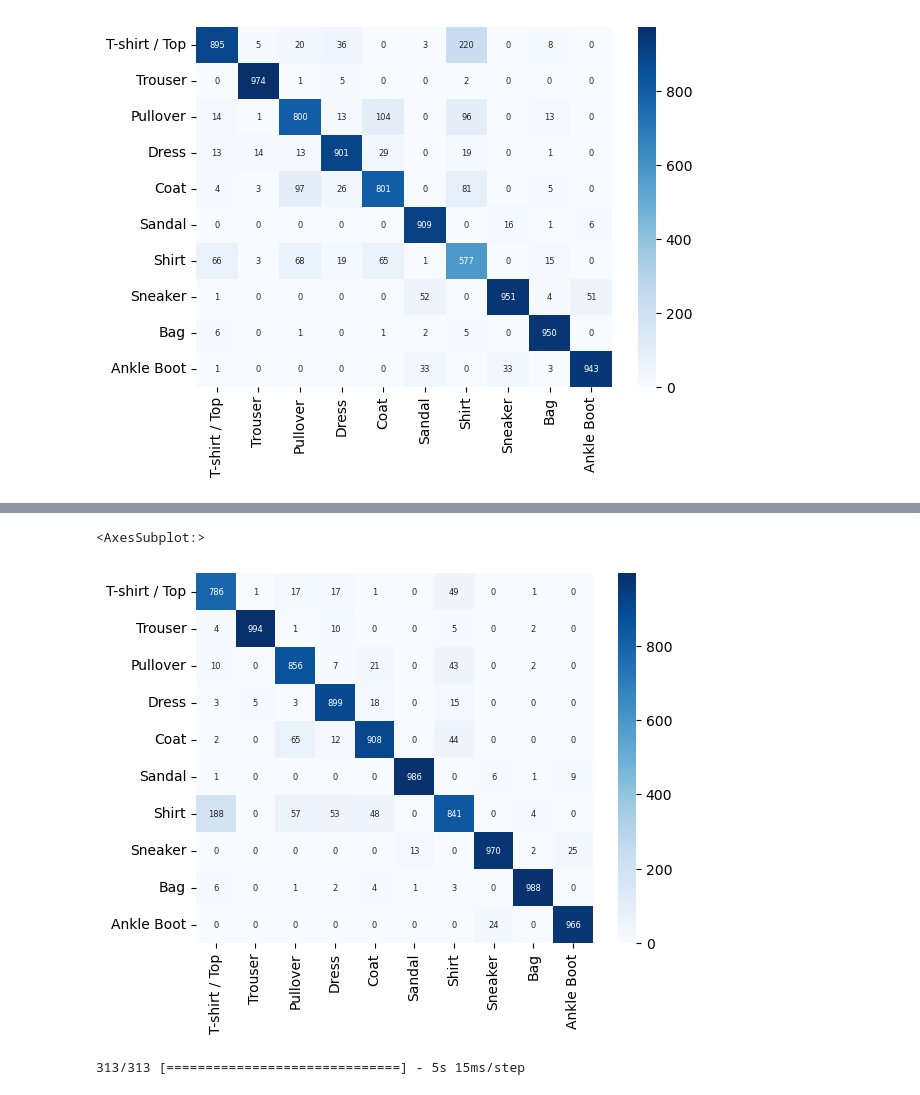
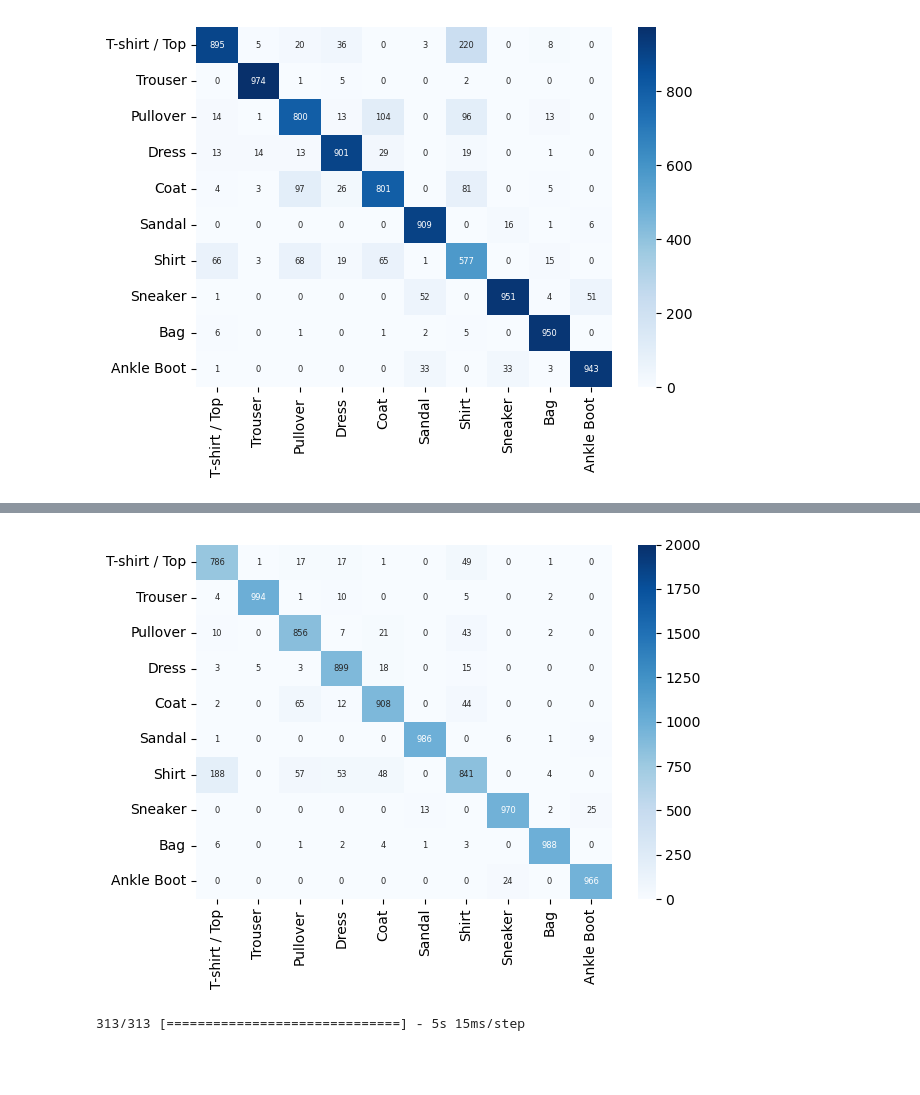
Before and after one commit to datascience-mobi-2023/topic01_team04, a Jupyter notebook: RäuberHotzenPLOTS.ipynb, the cells around one changed output, grey strips where cells are left out. Saved outputs shown, nothing was run; the diff lists cells and outputs as text; code cells hidden in the pictures; blank space fills up the shorter version.

Commit message:
new plots for sum/notsum shirts

```diff
--- a/RäuberHotzenPLOTS.ipynb
+++ b/RäuberHotzenPLOTS.ipynb
@@ -233,12 +233,12 @@ acc = np.sum(y_pred == label_test)/ len(label_test)
 
 # conf_df = round(conf_df*100 / conf_df.sum(axis=1),2)
 #print(conf_df)
-sns.heatmap(conf_df, annot=True, cmap="Blues", annot_kws={"fontsize":6},fmt="d")
+sns.heatmap(conf_df, annot=True, cmap="Blues", annot_kws={"fontsize":6},fmt="d", vmax=2000)
 
 
 # fig = plt.gcf()
 # fig.tight_layout()
-# plt.savefig('cnn_confusionmatrix3.svg')
+# plt.savefig('cnn_confusionmatrix3_notsumshirt.svg')
 
 #sns.heatmap(conf_df, annot=True, cmap='RdYlGn')
 # %% [output]
@@ -246,5 +246,4 @@ sns.heatmap(conf_df, annot=True, cmap="Blues", annot_kws={"fontsize":6},fmt="d")
-<AxesSubplot:>
-[figure, old version]
+[figure, new version]
 # %%
 model = tf.keras.models.load_model('Results/model_shirts_notsum/')
 y_pred = model.predict(cnn_test)
```
Also changed, not shown: parts of 2 cells of this notebook, 5 other files.
